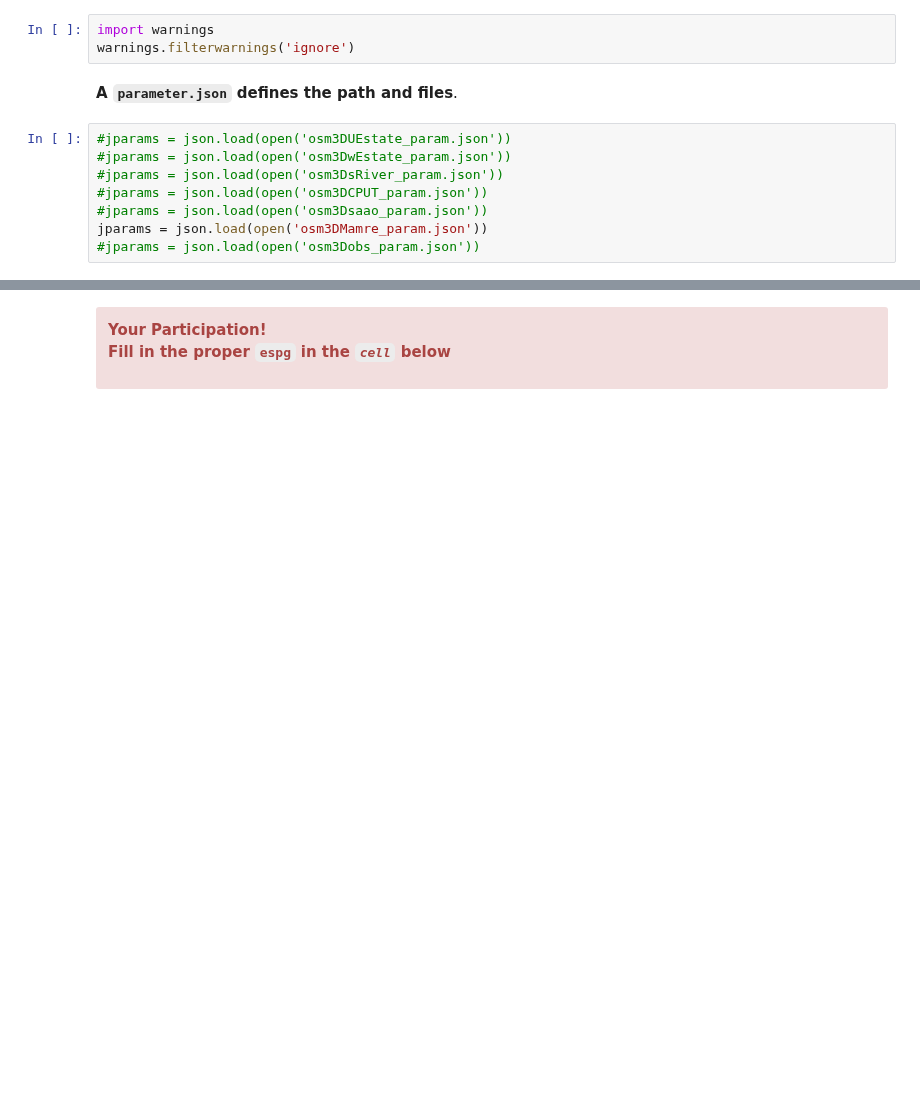
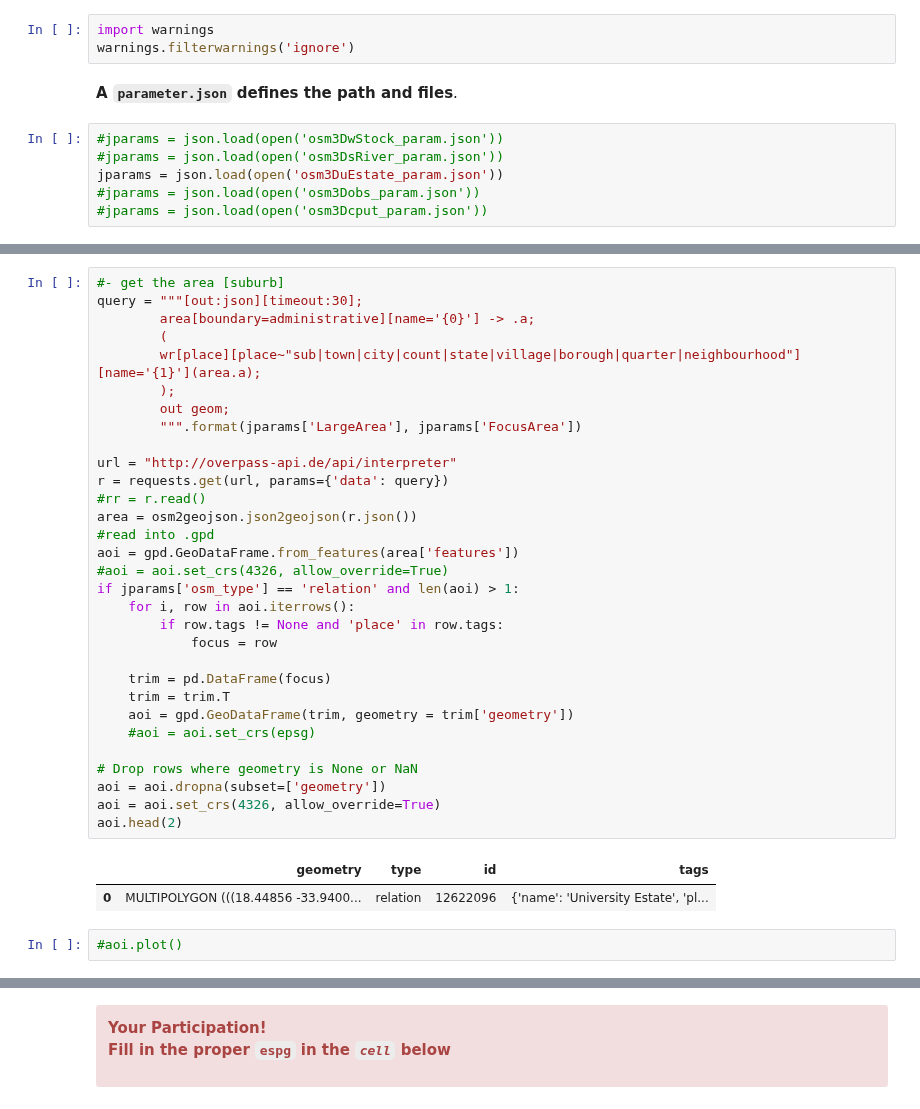
Before and after one commit to AdrianKriger/geo3D, a Jupyter notebook: village/osm_LoD1_3DCityModel-walkthrough.ipynb, the cells around one changed output, grey strips where cells are left out. Cells and saved outputs as stored; diff of their text form; blank space fills up the shorter version.

```diff
--- a/village/osm_LoD1_3DCityModel-walkthrough.ipynb
+++ b/village/osm_LoD1_3DCityModel-walkthrough.ipynb
@@ -57,10 +56,8 @@ warnings.filterwarnings('ignore')
 # %% [markdown]
 **A `parameter.json` defines the path and files**.
 # %%
-#jparams = json.load(open('osm3DUEstate_param.json'))
-#jparams = json.load(open('osm3DwEstate_param.json'))
+#jparams = json.load(open('osm3DwStock_param.json'))
 #jparams = json.load(open('osm3DsRiver_param.json'))
-#jparams = json.load(open('osm3DCPUT_param.json'))
-#jparams = json.load(open('osm3Dsaao_param.json'))
-jparams = json.load(open('osm3DMamre_param.json'))
+jparams = json.load(open('osm3DuEstate_param.json'))
 #jparams = json.load(open('osm3Dobs_param.json'))
+#jparams = json.load(open('osm3Dcput_param.json'))
@@ -136,0 +102,36 @@ Datum: World Geodetic System 1984 ensemble
+# %%
+#- get the area [suburb]
+query = """[out:json][timeout:30];
+        area[boundary=administrative][name='{0}'] -> .a;
+        (
+        wr[place][place~"sub|town|city|count|state|village|borough|quarter|neighbourhood"][name='{1}'](area.a);
+        );
+        out geom;
+        """.format(jparams['LargeArea'], jparams['FocusArea'])
+
+url = "http://overpass-api.de/api/interpreter"
+r = requests.get(url, params={'data': query})
+#rr = r.read()
+area = osm2geojson.json2geojson(r.json())
+#read into .gpd
+aoi = gpd.GeoDataFrame.from_features(area['features'])
+#aoi = aoi.set_crs(4326, allow_override=True)
+if jparams['osm_type'] == 'relation' and len(aoi) > 1:
+    for i, row in aoi.iterrows():
+        if row.tags != None and 'place' in row.tags:
+            focus = row
+
+    trim = pd.DataFrame(focus)
+    trim = trim.T
+    aoi = gpd.GeoDataFrame(trim, geometry = trim['geometry'])
+    #aoi = aoi.set_crs(epsg)
+
+# Drop rows where geometry is None or NaN
+aoi = aoi.dropna(subset=['geometry'])
+aoi = aoi.set_crs(4326, allow_override=True)
+aoi.head(2)
+# %% [output]
+|  | geometry | type | id | tags |
+| 0 | MULTIPOLYGON (((18.44856 -33.9400... | relation | 12622096 | {'name': 'University Estate', 'pl... |
+# %%
+#aoi.plot()
```
Also changed, not shown: parts of 47 cells of this notebook.
